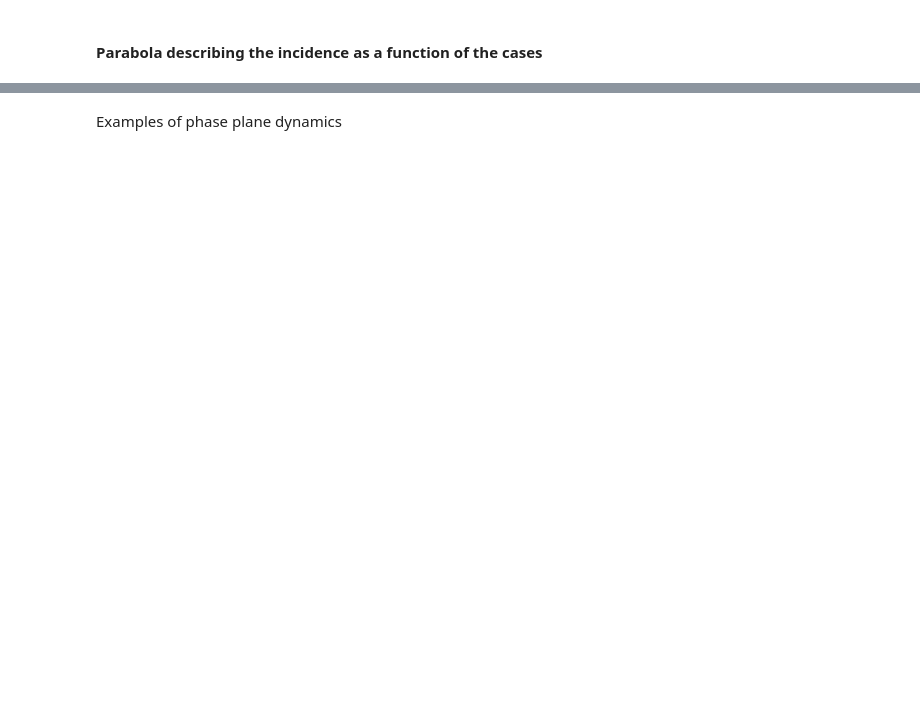
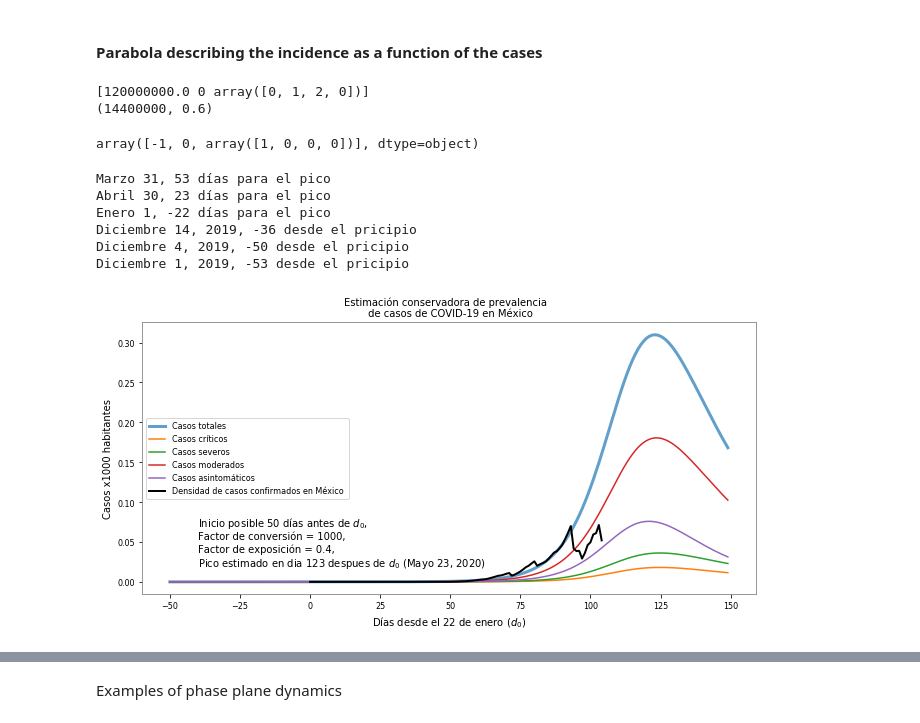
Before and after one commit to scab-unam/dam_COVID-19, a Jupyter notebook: dam_COVID19_code/dam_COVID19_IR-PhasePlanes_globalData.ipynb, the cells around one changed output, grey strips where cells are left out. Drawn from its saved outputs; the diff is of its cells as text; code cells hidden in the pictures; blank space fills up the shorter version.

```diff
--- a/dam_COVID19_code/dam_COVID19_IR-PhasePlanes_globalData.ipynb
+++ b/dam_COVID19_code/dam_COVID19_IR-PhasePlanes_globalData.ipynb
@@ -184,0 +252,24 @@ def dataSIR_Country(country,a=80,b=0.0002):
+# %%
+p = {'N0':120.0*10**6, 'I0':np.array([0,1,2,0]),'W0':0,'transmissionGExposure':0.5,
+'exposure_N':0.40, 'exposure_I':np.array([1,1,0.1,0]),
+'weight_I':np.array([0.3,0.55,0.1,0.05]), 'nI':4,
+'stagesI':['Non severe','Mild/Moderate','Severe','Fatal'],
+'stagesISpanish':['No graves','Moderados','Severos','Fatales'],
+'infectiousTime':[14,21,25,25],'timeStep':1.0,'nSteps':360,
+'pDeath':np.array([0.00001,0.0001,0.0005,0.001]),
+'offset':-40, 'underReport':12}
+
+p['timeStamps']= np.arange(0,103)
+p['nSteps']= len(p['timeStamps'])
+p['tGe'] = p['timeStep']* p['transmissionGExposure']
+p['pWithdraw'] = p['timeStep'] / np.array(p['infectiousTime'])
+p['iC'] = np.array([p['N0'],p['W0'],p['I0']])
+print(p['iC'])
+susc= np.int32( p['N0'] * p['exposure_N'] * p['weight_I'])
+print(susc[0],p['tGe'] * np.dot( p['exposure_I'], p['I0'] ))
+newI= binom.rvs( susc[0], p['tGe'] * np.dot( p['exposure_I'], p['I0'] ),loc=0, size=1)
+randNIWIncidence(Z=p['iC'], p=p)
+# %% [output]
+[120000000.0 0 array([0, 1, 2, 0])]
+(14400000, 0.6)
+array([-1, 0, array([1, 0, 0, 0])], dtype=object)
@@ -184,0 +299,42 @@ def dataSIR_Country(country,a=80,b=0.0002):
+# %%
+p['offset']=50; densFact=1000
+xTicks= np.arange(0,len(days),7)
+#
+Enero31=yyTot.argmax()-p['offset'] -10
+Feb29=Enero31-29
+Mar31=Feb29-31; print(u'Marzo 31, %d días para el pico'%Mar31)
+Abr30=Mar31-30; print(u'Abril 30, %d días para el pico'%Abr30)
+Ene1_2020=-22; print(u'Enero 1, %d días para el pico'%Ene1_2020)
+Dic14_2019=Ene1_2020-14; print(u'Diciembre 14, 2019, %d desde el pricipio'%Dic14_2019)
+Dic4_2019=Ene1_2020-28; s_Dic4_2019= u'Diciembre 4, 2019, %d desde el pricipio'%Dic4_2019;print(s_Dic4_2019)
+Dic1_2019=Ene1_2020-31; s_1Dic2019=u'Diciembre 1, 2019, %d desde el pricipio'%Dic1_2019; print(s_1Dic2019)
+#
+f = gr.figure(figsize=(11,5))
+ax= f.add_subplot(1,1,1)
+ax.plot(p['timeStamps'] -p['offset'],yyTot,lw=3,alpha=0.7,label=r'Casos totales')
+ax.plot(p['timeStamps'] -p['offset'],yyFat,label=u'Casos críticos')
+ax.plot(p['timeStamps'] -p['offset'],yySev,label=r'Casos severos')
+ax.plot(p['timeStamps'] -p['offset'],yyMld,label=r'Casos moderados')
+ax.plot(p['timeStamps'] -p['offset'],yyNon,label=u'Casos asintomáticos')
+ax.plot(days,CC['y']*densFact,'k',lw=2,alpha=1,label=u'Densidad de casos confirmados en México ')
+#ax.set_xticklabels(dates[xTicks],{'fontsize':8})
+#for label in ax.get_xticklabels():
+#    label.set_rotation(45)
+#    label.set_horizontalalignment('center')
+#    label.set_fontsize(8)
+#    label.set_horizontaloffset=-15
+ax.set_ylabel('Casos x1000 habitantes')
+ax.set_xlabel(u'Días desde el 22 de enero ($d_0$)')
+ax.set_title(u'''Estimación conservadora de prevalencia  \n de casos de COVID-19 en México''')
+str1=u'''Inicio posible %d días antes de $d_0$, \nFactor de conversión = %g, \nFactor de exposición = %g, \nPico estimado en dia %d despues de $d_0$ (Mayo 23, 2020),\n'''%(p['offset'],1/convFact,p['exposure_N'], yyTot.argmax()-p['offset'])
+ax.text(-40,0.02,str1)
+ax.legend(loc='center left')
+f.savefig('../figures_COVID19_dataAnalysis/Simulacion_COVID-19_Mexico_gruposInfecciosos')
+# %% [output]
+Marzo 31, 53 días para el pico
+Abril 30, 23 días para el pico
+Enero 1, -22 días para el pico
+Diciembre 14, 2019, -36 desde el pricipio
+Diciembre 4, 2019, -50 desde el pricipio
+Diciembre 1, 2019, -53 desde el pricipio
+[figure, added]
```
Also changed, not shown: parts of 29 cells of this notebook, 28 other files.
